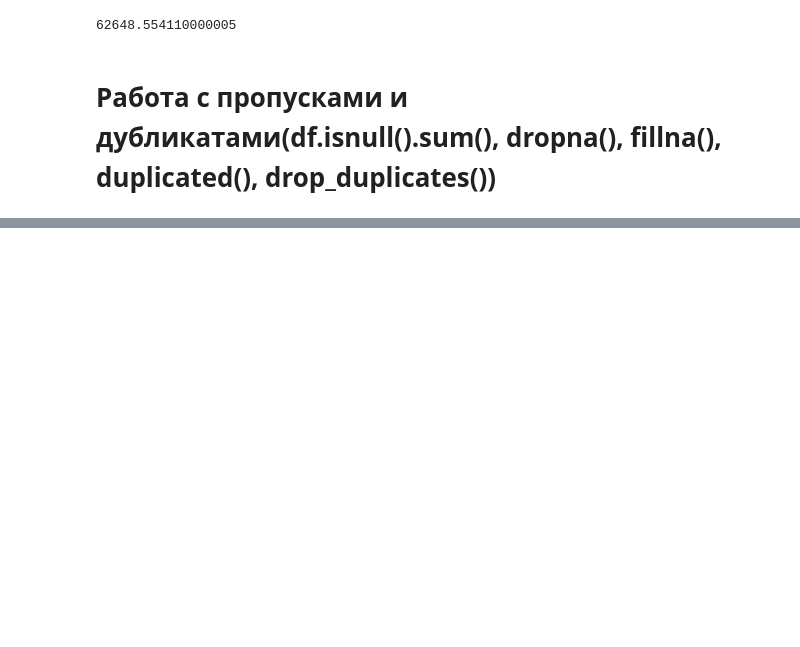
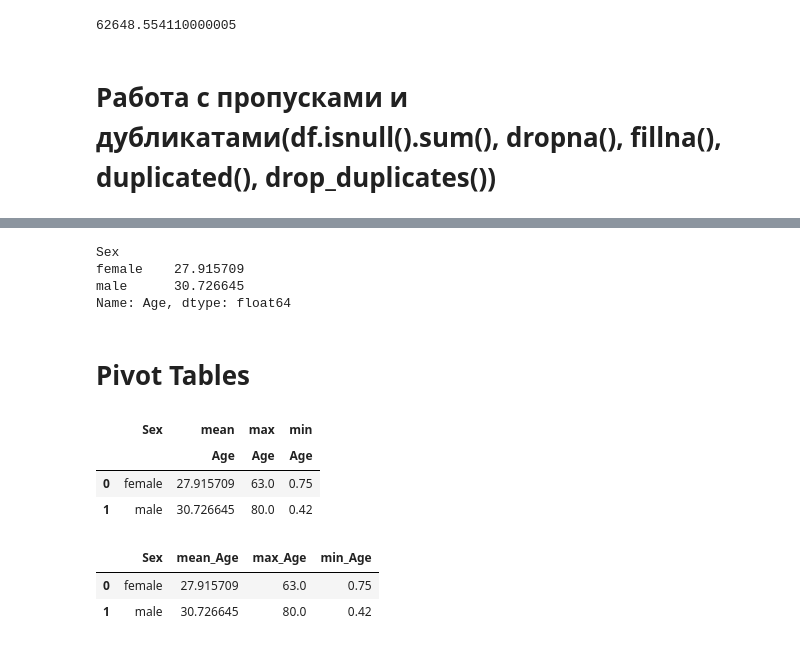
Before and after one commit to danyalmendigali/jupyter-datascience, a Jupyter notebook: Pandas/Day3.ipynb, the cells around one changed output, grey strips where cells are left out. Drawn from its saved outputs; the diff is of its cells as text; code cells hidden in the pictures; blank space fills up the shorter version.

```diff
--- a/Pandas/Day3.ipynb
+++ b/Pandas/Day3.ipynb
@@ -737,0 +739,18 @@ df['smoker'] = df['smoker'].fillna(frq)
+# %%
+df1.groupby('Sex')['Age'].mean()
+# %% [output]
+Sex
+female    27.915709
+male      30.726645
+Name: Age, dtype: float64
+# %% [markdown]
+# Pivot Tables
+# %%
+t =  df1.pivot_table(index='Sex', values='Age', aggfunc=['mean', 'max', 'min'])
+# %%
+t.reset_index()
+# %% [output]
+|  | Sex | mean | max | min |
+|  |  | Age | Age | Age |
+| 0 | female | 27.915709 | 63.0 | 0.75 |
+| 1 | male | 30.726645 | 80.0 | 0.42 |
@@ -737,0 +761,6 @@ df['smoker'] = df['smoker'].fillna(frq)
+# %%
+t
+# %% [output]
+|  | Sex | mean_Age | max_Age | min_Age |
+| 0 | female | 27.915709 | 63.0 | 0.75 |
+| 1 | male | 30.726645 | 80.0 | 0.42 |
```
Also changed, not shown: parts of 37 cells of this notebook.
